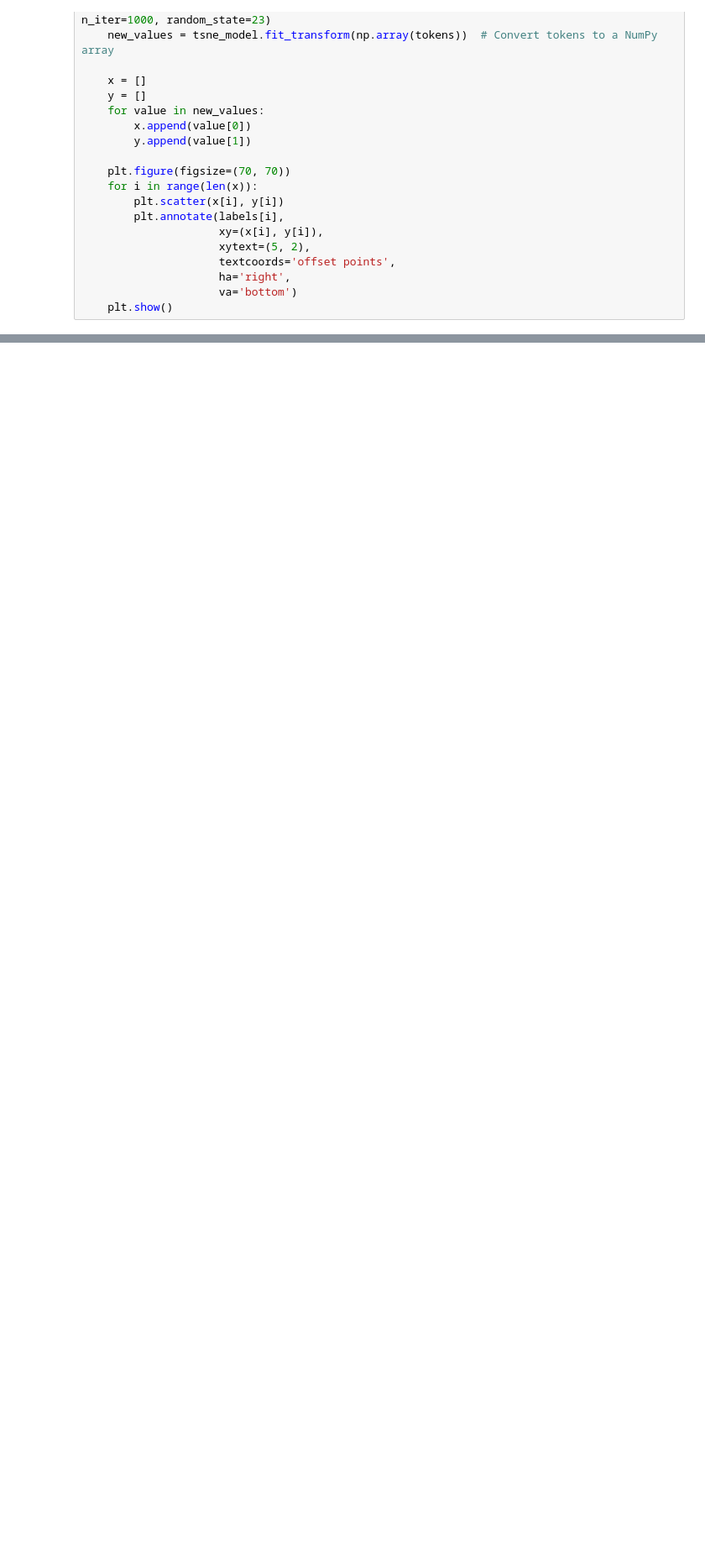
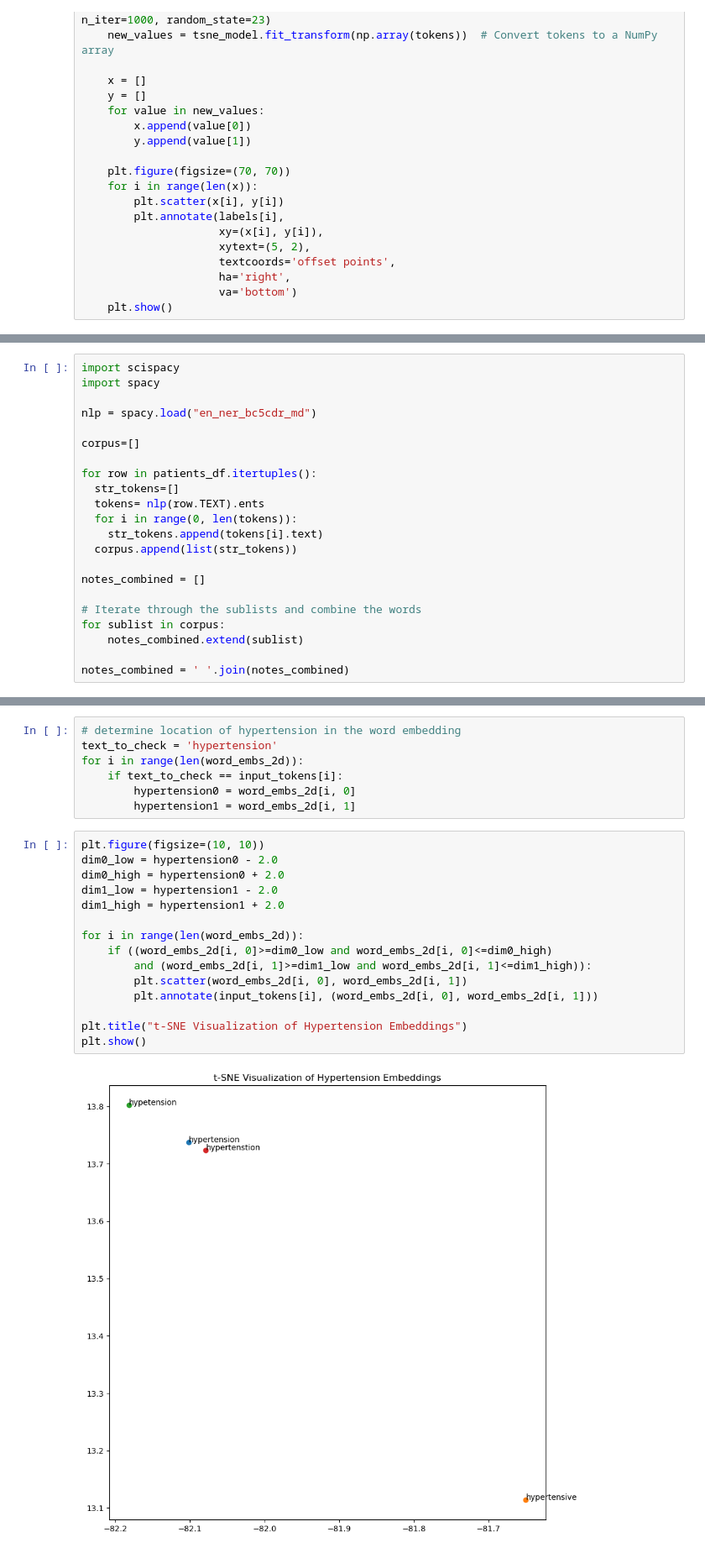
Before and after one commit to yherwono/ai_healthcare, a Jupyter notebook: mimic_nlp.ipynb, the cells around one changed output, grey strips where cells are left out. Shown at 84% size. Drawn from its saved outputs; the diff is of its cells as text; blank space fills up the shorter version.

```diff
--- a/mimic_nlp.ipynb
+++ b/mimic_nlp.ipynb
@@ -229,0 +297,22 @@ tsne_plot(pretrained_model,new_corpus_in_pretrained_model)
+# %%
+import scispacy
+import spacy
+
+nlp = spacy.load("en_ner_bc5cdr_md")
+
+corpus=[]
+
+for row in patients_df.itertuples():
+  str_tokens=[]
+  tokens= nlp(row.TEXT).ents
+  for i in range(0, len(tokens)):
+    str_tokens.append(tokens[i].text)
+  corpus.append(list(str_tokens))
+
+notes_combined = []
+
+# Iterate through the sublists and combine the words
+for sublist in corpus:
+    notes_combined.extend(sublist)
+
+notes_combined = ' '.join(notes_combined)
@@ -229,0 +351,24 @@ tsne_plot(pretrained_model,new_corpus_in_pretrained_model)
+# %%
+# determine location of hypertension in the word embedding
+text_to_check = 'hypertension'
+for i in range(len(word_embs_2d)):
+    if text_to_check == input_tokens[i]:
+        hypertension0 = word_embs_2d[i, 0]
+        hypertension1 = word_embs_2d[i, 1]
+# %%
+plt.figure(figsize=(10, 10))
+dim0_low = hypertension0 - 2.0
+dim0_high = hypertension0 + 2.0
+dim1_low = hypertension1 - 2.0
+dim1_high = hypertension1 + 2.0
+
+for i in range(len(word_embs_2d)):
+    if ((word_embs_2d[i, 0]>=dim0_low and word_embs_2d[i, 0]<=dim0_high)
+        and (word_embs_2d[i, 1]>=dim1_low and word_embs_2d[i, 1]<=dim1_high)):
+        plt.scatter(word_embs_2d[i, 0], word_embs_2d[i, 1])
+        plt.annotate(input_tokens[i], (word_embs_2d[i, 0], word_embs_2d[i, 1]))
+
+plt.title("t-SNE Visualization of Hypertension Embeddings")
+plt.show()
+# %% [output]
+[figure, added]
```
Also changed, not shown: parts of 8 cells of this notebook.
